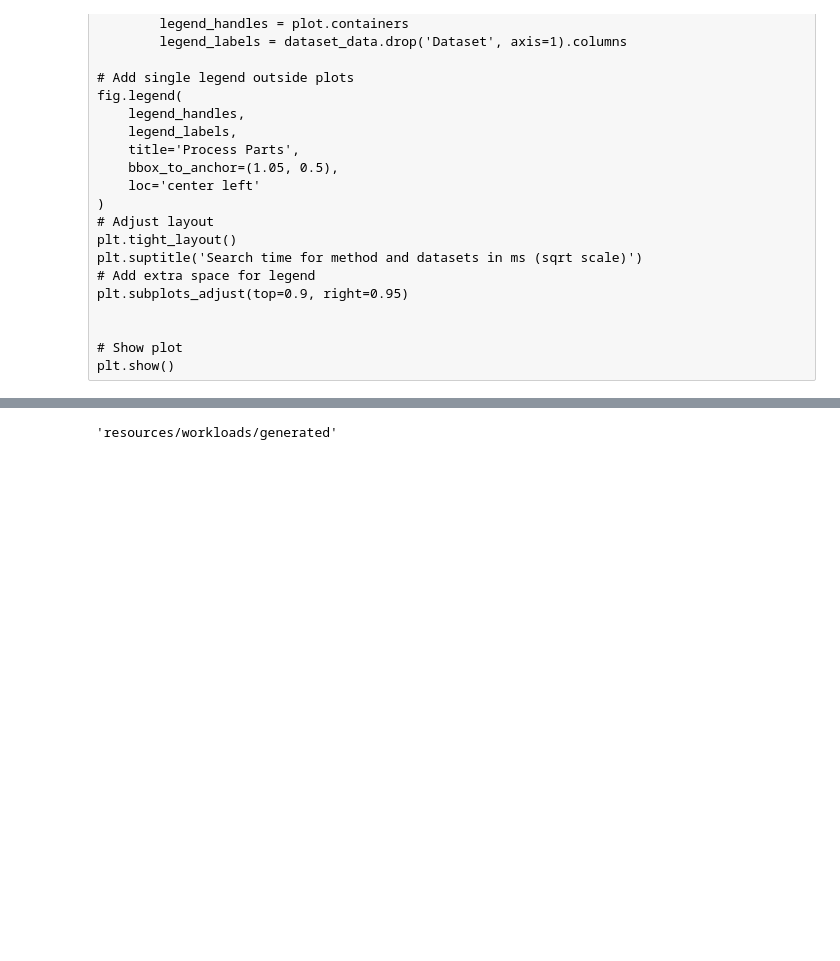
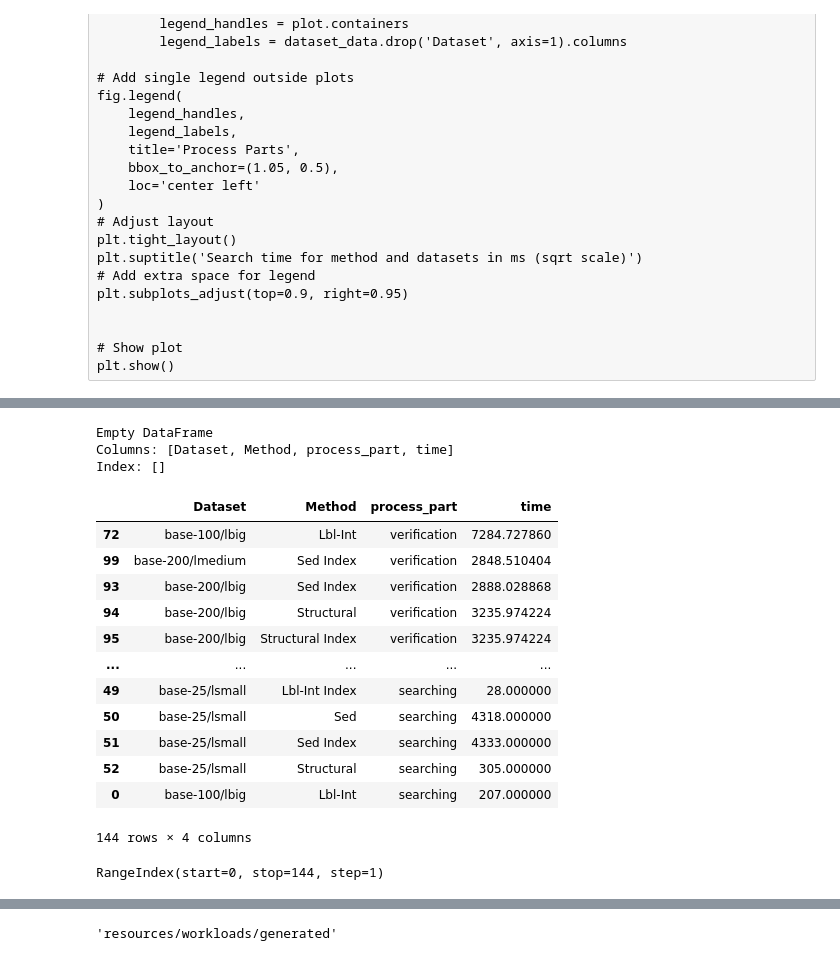
Before and after one commit to LukMRVC/tree-statistics, a Jupyter notebook: TED-viz.ipynb, the cells around one changed output, grey strips where cells are left out. Drawn from its saved outputs; the diff is of its cells as text; code cells hidden in the pictures; blank space fills up the shorter version.

```diff
--- a/TED-viz.ipynb
+++ b/TED-viz.ipynb
@@ -1352,3 +1401,29 @@ print_generated_dissimilar('resources/workloads/generated/base-25', '25 Base tre
+# %%
+print(alldf[alldf['time'] == 0])
+# %% [output]
+Empty DataFrame
+Columns: [Dataset, Method, process_part, time]
+Index: []
+# %%
+alldf.sort_values('process_part', ascending=False)
+# %% [output]
+|  | Dataset | Method | process_part | time |
+| 72 | base-100/lbig | Lbl-Int | verification | 7284.727860 |
+| 99 | base-200/lmedium | Sed Index | verification | 2848.510404 |
+| 93 | base-200/lbig | Sed Index | verification | 2888.028868 |
+| 94 | base-200/lbig | Structural | verification | 3235.974224 |
+| 95 | base-200/lbig | Structural Index | verification | 3235.974224 |
+| ... | ... | ... | ... | ... |
+| 49 | base-25/lsmall | Lbl-Int Index | searching | 28.000000 |
+| 50 | base-25/lsmall | Sed | searching | 4318.000000 |
+| 51 | base-25/lsmall | Sed Index | searching | 4333.000000 |
+| 52 | base-25/lsmall | Structural | searching | 305.000000 |
+| 0 | base-100/lbig | Lbl-Int | searching | 207.000000 |
+144 rows × 4 columns
+# %%
+alldf.index
+# %% [output]
+RangeIndex(start=0, stop=144, step=1)
 # %%
 print_generated_dissimilar('resources/workloads/generated/base-50', '50 Base trees')
 # %% [output]
```
Also changed, not shown: parts of 22 cells of this notebook, 2 other files.
